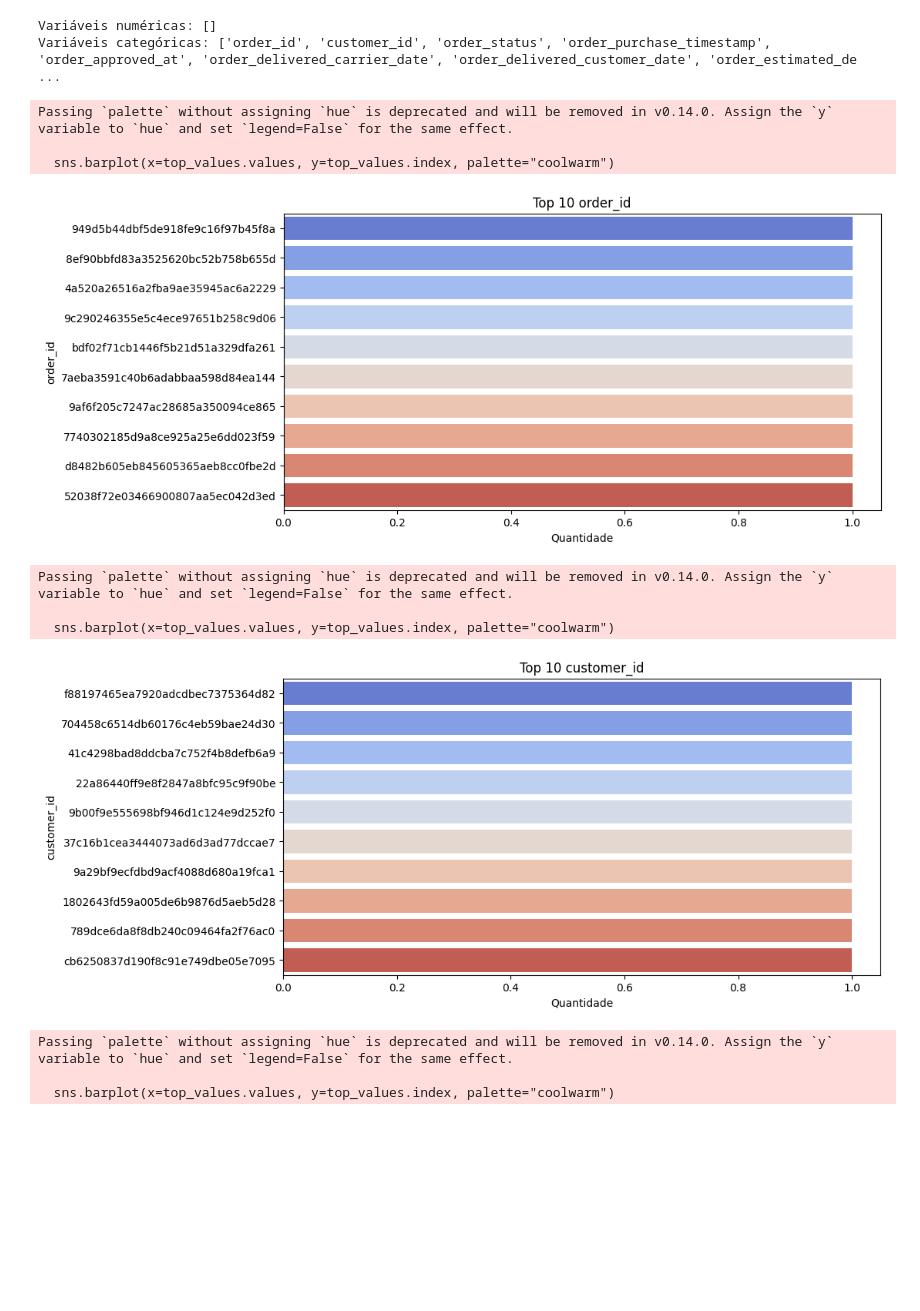
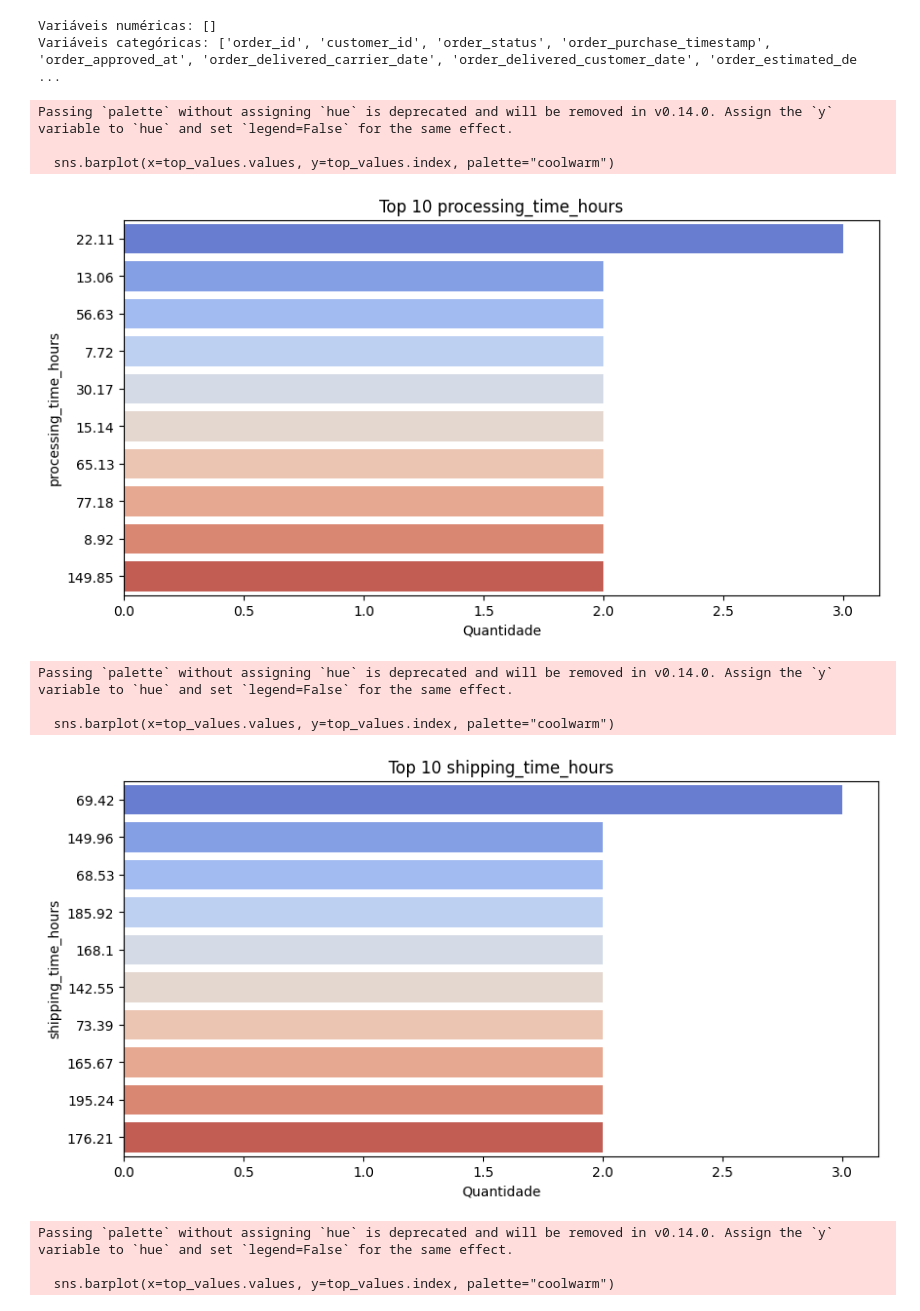
Before and after one commit to DaviSiq/DataAnalytics-ML, a Jupyter notebook: notebooks/eda.ipynb, the cells around one changed output. Saved outputs shown, nothing was run; the diff lists cells and outputs as text; code cells hidden in the pictures; blank space fills up the shorter version.

Commit message:
feat: adding bivariate analysis of orders_refined x customers_refined x order_payments_refined, also adding univariate analysis of orders_refined

```diff
--- a/notebooks/eda.ipynb
+++ b/notebooks/eda.ipynb
@@ -218,32 +249,26 @@ Variáveis categóricas: ['order_id', 'customer_id', 'order_status', 'order_purc
 # %%
 # numericas e categoricas
 
 import matplotlib.pyplot as plt
 import seaborn as sns
 
-for col in num_cols:
-    plt.figure(figsize=(10,4))
-    sns.histplot(df_orders[col], kde=True, bins=30)
-    plt.title(f'Distribuição de {col}')
-    plt.show()
-
-for col in cat_cols:
+for col in cat_cols[-7:]:
     top_values = df_orders[col].value_counts().head(10)
     plt.figure(figsize=(10,5))
     sns.barplot(x=top_values.values, y=top_values.index, palette="coolwarm")
     plt.title(f"Top 10 {col}")
     plt.xlabel("Quantidade")
     plt.ylabel(col)
     plt.show()
 # %% [output]
 Passing `palette` without assigning `hue` is deprecated and will be removed in v0.14.0. Assign the `y` variable to `hue` and set `legend=False` for the same effect.
 
   sns.barplot(x=top_values.values, y=top_values.index, palette="coolwarm")
-[figure, old version]
+[figure, new version]
 Passing `palette` without assigning `hue` is deprecated and will be removed in v0.14.0. Assign the `y` variable to `hue` and set `legend=False` for the same effect.
 
   sns.barplot(x=top_values.values, y=top_values.index, palette="coolwarm")
-[figure, old version]
+[figure, new version]
 Passing `palette` without assigning `hue` is deprecated and will be removed in v0.14.0. Assign the `y` variable to `hue` and set `legend=False` for the same effect.
 
   sns.barplot(x=top_values.values, y=top_values.index, palette="coolwarm")
```
Also changed, not shown: parts of 4 cells of this notebook.
